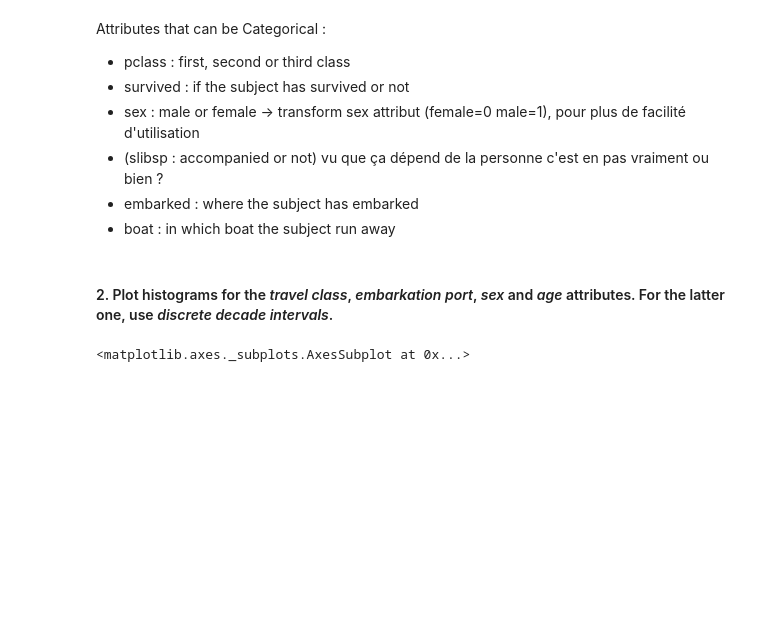
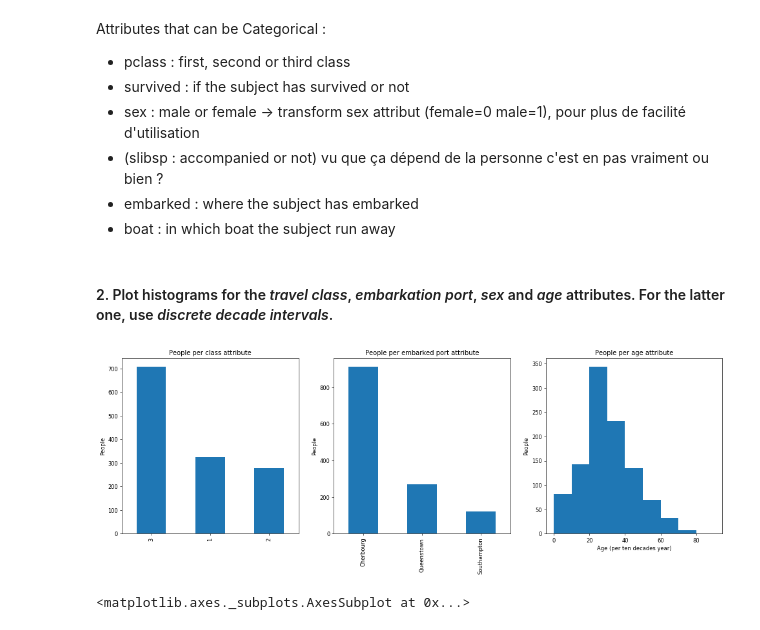
Before and after one commit to julied20/ada-2017, a Jupyter notebook: Homeworks/Homework01/Homework 1.ipynb, the cells around one changed output. Cells and saved outputs as stored; diff of their text form; code cells hidden in the pictures; blank space fills up the shorter version.

```diff
--- a/Homeworks/Homework01/Homework 1.ipynb
+++ b/Homeworks/Homework01/Homework 1.ipynb
@@ -181,6 +372,51 @@ titanicData['sex'] = titanicData['sex'].replace('female', 0)
 titanicData['sex'] = titanicData['sex'].replace('male', 1)
 # %% [markdown]
 #### 2. Plot histograms for the *travel class*, *embarkation port*, *sex* and *age* attributes. For the latter one, use *discrete decade intervals*.
+# %%
+# Total Plot
+
+fig=plt.figure(figsize=(20, 6), dpi= 60, facecolor='w', edgecolor='k')
+
+plt.subplot(1, 3, 1)
+# Histograms for travel class attributes
+df = titanicData.pclass.astype('category')
+classPlot = df.value_counts().plot(kind='bar')
+classPlot.set_title("People per class attribute")
+classPlot.set_ylabel("People")
+
+plt.subplot(1, 3, 2)
+df = titanicData.embarked.astype('category')
+embarkedPlot = df.value_counts().plot(kind='bar')
+embarkedPlot.set_title("People per embarked port attribute")
+embarkedPlot.set_ylabel("People")
+embarkedPlot.set_xticklabels(["Cherbourg", "Queenstown", "Southampton"])
+
+#############
+# Histogram for age attributes with discrete intervals ([0,10])
+
+begin, end, interval = 10, 100, 10
+
+titanicDataTmp, ageDiscret, ageInd = titanicData.sort_values(['age']), [], list(range(begin, end, interval))
+
+# Count the number of people in each interval of ten years
+ageDiscret.append(titanicDataTmp.query('age < 10').shape[0])
+
+for i in range(20,100,interval):
+    j = i - 10
+    ageDiscret.append(titanicDataTmp.query('age < @i').shape[0] - titanicDataTmp.query('age < @j').shape[0])
+#############
+
+plt.subplot(1, 3, 3)
+# Bar plot
+plt.bar(ageInd, ageDiscret,  width = -10, align = 'edge')
+plt.title("People per age attribute")
+plt.xlabel("Age (per ten decades year)")
+plt.ylabel("People")
+plt.show()
+
+plt.show()
+# %% [output]
+[figure, added]
 # %%
 fig = plt.figure()
 
```
Also changed, not shown: parts of 23 cells of this notebook, 1 other file.
